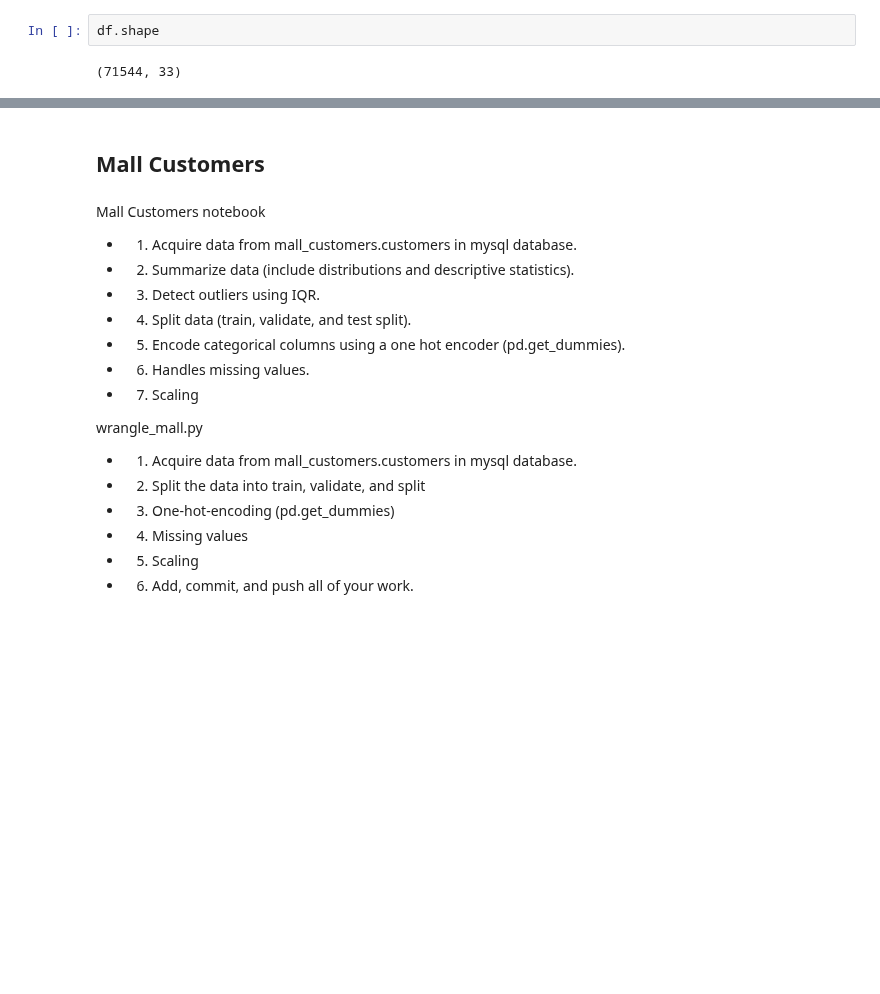
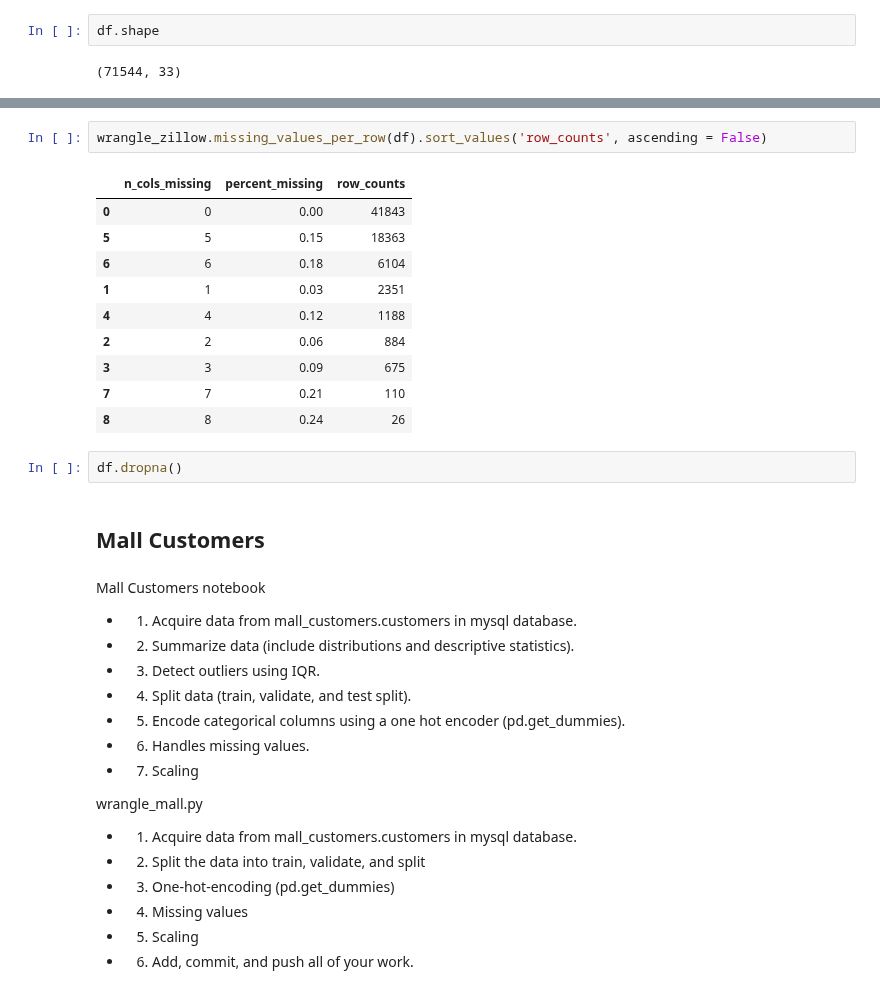
Before and after one commit to rachelrobbinsmayhill/clustering-exercises, a Jupyter notebook: zillow.ipynb, the cells around one changed output, grey strips where cells are left out. Saved outputs shown, nothing was run; the diff lists cells and outputs as text; blank space fills up the shorter version.

```diff
--- a/zillow.ipynb
+++ b/zillow.ipynb
@@ -234,3 +264,18 @@ df.shape
+# %%
+wrangle_zillow.missing_values_per_row(df).sort_values('row_counts', ascending = False)
+# %% [output]
+|  | n_cols_missing | percent_missing | row_counts |
+| 0 | 0 | 0.00 | 41843 |
+| 5 | 5 | 0.15 | 18363 |
+| 6 | 6 | 0.18 | 6104 |
+| 1 | 1 | 0.03 | 2351 |
+| 4 | 4 | 0.12 | 1188 |
+| 2 | 2 | 0.06 | 884 |
+| 3 | 3 | 0.09 | 675 |
+| 7 | 7 | 0.21 | 110 |
+| 8 | 8 | 0.24 | 26 |
+# %%
+df.dropna()
 # %% [markdown]
 ## Mall Customers
 # %% [markdown]
```
Also changed, not shown: parts of 4 cells of this notebook.
